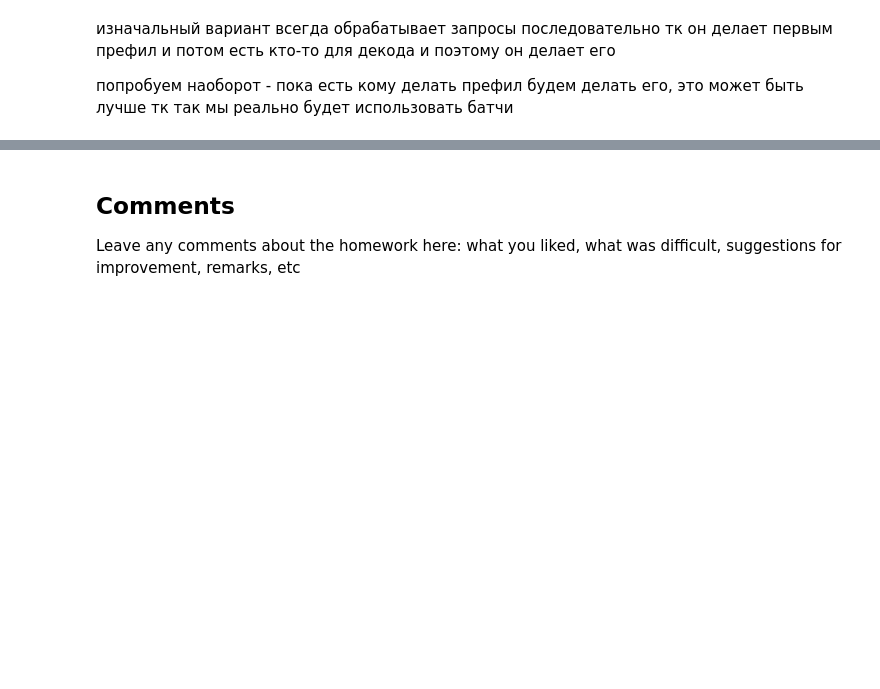
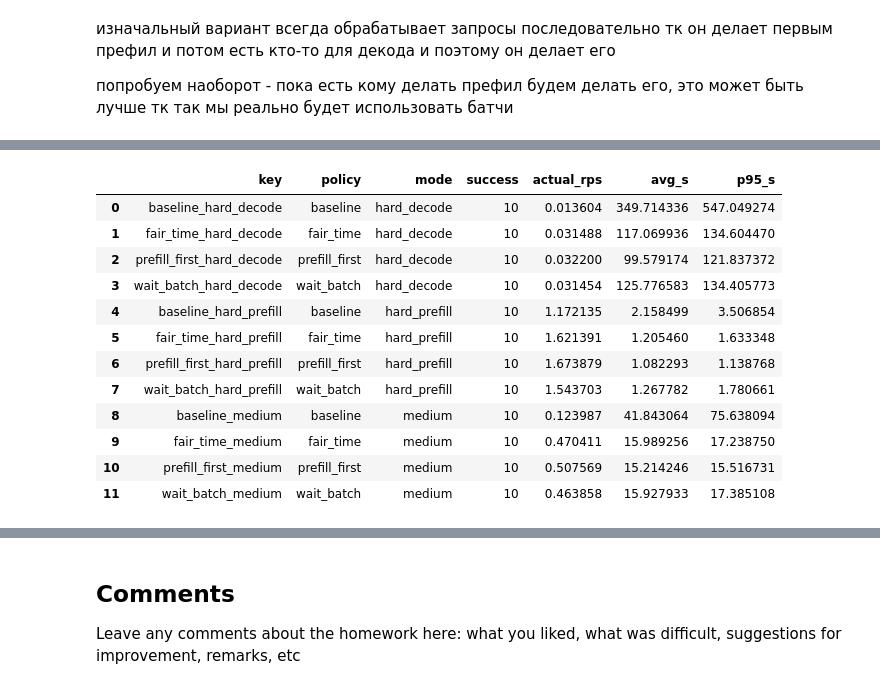
Before and after one commit to ChervovNikita/efdl_hw, a Jupyter notebook: week08_inference_software/homework/homework_week8.ipynb, the cells around one changed output, grey strips where cells are left out. Drawn from its saved outputs; the diff is of its cells as text; code cells hidden in the pictures; blank space fills up the shorter version.

```diff
--- a/week08_inference_software/homework/homework_week8.ipynb
+++ b/week08_inference_software/homework/homework_week8.ipynb
@@ -581,0 +586,6 @@ KeyboardInterrupt:
+# %%
+from edlang.test_benchmark import benchmark
+import json
+
+results['prefill_first_hard_prefill'] = benchmark(mode="hard_prefill", rps=2.0, num_requests=10)
+results['prefill_first_medium'] = benchmark(mode="medium", rps=2.0, num_requests=10)
@@ -581,0 +612,7 @@ KeyboardInterrupt:
+# %%
+from edlang.test_benchmark import benchmark
+import json
+
+results['fair_time_hard_decode'] = benchmark(mode="hard_decode", rps=1/20, num_requests=10)
+results['fair_time_hard_prefill'] = benchmark(mode="hard_prefill", rps=2.0, num_requests=10)
+results['fair_time_medium'] = benchmark(mode="medium", rps=2.0, num_requests=10)
@@ -581,0 +639,7 @@ KeyboardInterrupt:
+# %%
+from edlang.test_benchmark import benchmark
+import json
+
+results['wait_batch_hard_decode'] = benchmark(mode="hard_decode", rps=1/20, num_requests=10)
+results['wait_batch_hard_prefill'] = benchmark(mode="hard_prefill", rps=2.0, num_requests=10)
+results['wait_batch_medium'] = benchmark(mode="medium", rps=2.0, num_requests=10)
@@ -581,0 +688,39 @@ KeyboardInterrupt:
+# %%
+import re
+import pandas as pd
+rows = []
+for key, payload in results.items():
+    modes = ['hard_decode', 'hard_prefill', 'medium']
+    mode = None
+    for m in modes:
+        if m in key:
+            mode = m
+            break
+    policy = key.replace(f"_{mode}", "")
+    st = payload['statistics']
+    lat = st['latency']
+    rows.append({
+        "key": key,
+        "policy": policy,
+        "mode": mode,
+        "success": st["successful_requests"],
+        "actual_rps": st["actual_rps"],
+        "avg_s": lat["avg"],
+        "p95_s": lat["p95"],
+    })
+df = pd.DataFrame(rows).sort_values(["mode", "policy"]).reset_index(drop=True)
+display(df)
+# %% [output]
+|  | key | policy | mode | success | actual_rps | avg_s | p95_s |
+| 0 | baseline_hard_decode | baseline | hard_decode | 10 | 0.013604 | 349.714336 | 547.049274 |
+| 1 | fair_time_hard_decode | fair_time | hard_decode | 10 | 0.031488 | 117.069936 | 134.604470 |
+| 2 | prefill_first_hard_decode | prefill_first | hard_decode | 10 | 0.032200 | 99.579174 | 121.837372 |
+| 3 | wait_batch_hard_decode | wait_batch | hard_decode | 10 | 0.031454 | 125.776583 | 134.405773 |
+| 4 | baseline_hard_prefill | baseline | hard_prefill | 10 | 1.172135 | 2.158499 | 3.506854 |
+| 5 | fair_time_hard_prefill | fair_time | hard_prefill | 10 | 1.621391 | 1.205460 | 1.633348 |
+| 6 | prefill_first_hard_prefill | prefill_first | hard_prefill | 10 | 1.673879 | 1.082293 | 1.138768 |
+| 7 | wait_batch_hard_prefill | wait_batch | hard_prefill | 10 | 1.543703 | 1.267782 | 1.780661 |
+| 8 | baseline_medium | baseline | medium | 10 | 0.123987 | 41.843064 | 75.638094 |
+| 9 | fair_time_medium | fair_time | medium | 10 | 0.470411 | 15.989256 | 17.238750 |
+| 10 | prefill_first_medium | prefill_first | medium | 10 | 0.507569 | 15.214246 | 15.516731 |
+| 11 | wait_batch_medium | wait_batch | medium | 10 | 0.463858 | 15.927933 | 17.385108 |
```
Also changed, not shown: parts of 14 cells of this notebook, 4 other files.
